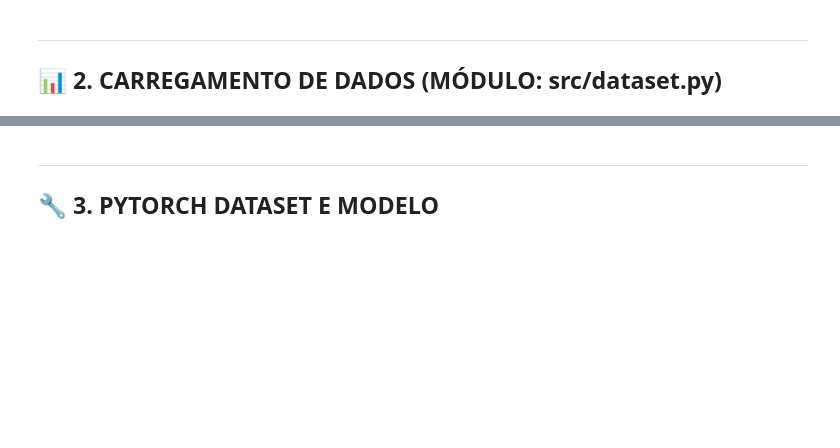
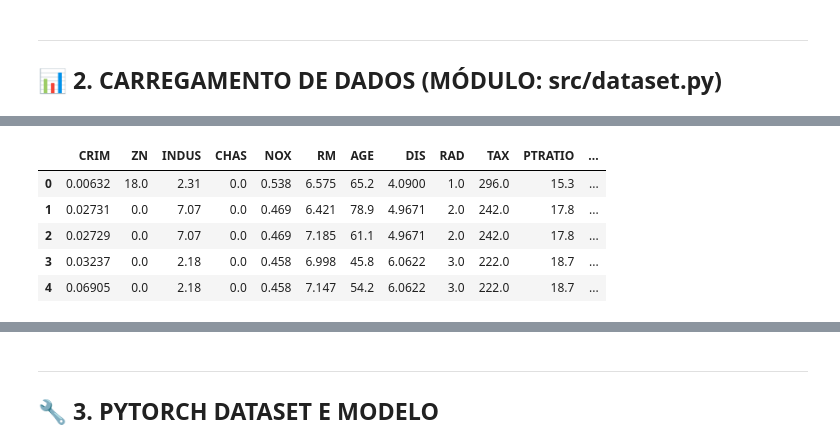
Before and after one commit to takaokensei/ufrn-ele-neural-regression, a Jupyter notebook: notebooks/project_main.ipynb, the cells around one changed output, grey strips where cells are left out. Saved outputs shown, nothing was run; the diff lists cells and outputs as text; code cells hidden in the pictures; blank space fills up the shorter version.

```diff
--- a/notebooks/project_main.ipynb
+++ b/notebooks/project_main.ipynb
@@ -166,0 +83,90 @@ print(df_boston.head().to_string())
+# %%
+# --- FUNÇÃO DE CARREGAMENTO DO BOSTON HOUSING DATASET ---
+
+def load_boston_data(url: str = "http://lib.stat.cmu.edu/datasets/boston") -> pd.DataFrame:
+    """
+    Carrega o Boston Housing Dataset diretamente da URL original.
+    Implementa tratamento robusto do cabeçalho complexo e fallback.
+
+    Args:
+        url: URL do dataset original
+
+    Returns:
+        DataFrame com 506 amostras e 14 colunas (13 features + 1 target)
+    """
+    try:
+        print("🌐 Tentando download do dataset original...")
+        response = requests.get(url, timeout=10)
+        response.raise_for_status()
+
+        # Processar conteúdo (cabeçalho complexo)
+        content = response.text
+        lines = content.split('\n')
+
+        # Encontrar início dos dados
+        data_start = 0
+        for i, line in enumerate(lines):
+            if line.strip() and not line.strip()[0].isalpha():
+                data_start = i
+                break
+
+        # Extrair dados numéricos
+        data_values = []
+        for line in lines[data_start:]:
+            if line.strip():
+                values = line.split()
+                if len(values) > 0:
+                    try:
+                        data_values.extend([float(v) for v in values])
+                    except ValueError:
+                        continue
+
+        # Reorganizar em matriz (506 x 14)
+        n_features = 14
+        data_array = np.array(data_values)
+        n_samples = len(data_array) // n_features
+        data_array = data_array[:n_samples * n_features].reshape(n_samples, n_features)
+
+        # Criar DataFrame
+        column_names = [
+            'CRIM', 'ZN', 'INDUS', 'CHAS', 'NOX', 'RM', 'AGE',
+            'DIS', 'RAD', 'TAX', 'PTRATIO', 'B', 'LSTAT', 'MEDV'
+        ]
+        df = pd.DataFrame(data_array, columns=column_names)
+
+        print(f"✅ Dataset carregado com sucesso: {df.shape}")
+        return df
+
+    except Exception as e:
+        print(f"⚠️ Erro ao carregar da URL: {e}")
+        print("📦 Usando dados de backup (simulados)...")
+
+        # Fallback: dados simulados
+        np.random.seed(42)
+        n_samples = 506
+        df = pd.DataFrame({
+            'CRIM': np.random.exponential(3.6, n_samples),
+            'ZN': np.random.uniform(0, 100, n_samples),
+            'INDUS': np.random.uniform(0, 27, n_samples),
+            'CHAS': np.random.binomial(1, 0.07, n_samples),
+            'NOX': np.random.uniform(0.3, 0.9, n_samples),
+            'RM': np.random.normal(6.3, 0.7, n_samples),
+            'AGE': np.random.uniform(0, 100, n_samples),
+            'DIS': np.random.exponential(3.8, n_samples),
+            'RAD': np.random.choice([1, 2, 3, 4, 5, 6, 7, 8, 24], n_samples),
+            'TAX': np.random.uniform(187, 711, n_samples),
+            'PTRATIO': np.random.uniform(12, 22, n_samples),
+            'B': np.random.uniform(0, 400, n_samples),
+            'LSTAT': np.random.exponential(12, n_samples),
+            'MEDV': np.random.exponential(22, n_samples)
+        })
+
+        print(f"✅ Dataset de backup gerado: {df.shape}")
+        return df
+
+
+# Carregar dados
+df_boston = load_boston_data()
+print("\n📈 Primeiras 5 linhas:")
+df_boston.head()
+# %% [output]
@@ -167,3 +177,9 @@ print(df_boston.head().to_string())
+|  | CRIM | ZN | INDUS | CHAS | NOX | RM | AGE | DIS | RAD | TAX | PTRATIO | ... |
+| 0 | 0.00632 | 18.0 | 2.31 | 0.0 | 0.538 | 6.575 | 65.2 | 4.0900 | 1.0 | 296.0 | 15.3 | ... |
+| 1 | 0.02731 | 0.0 | 7.07 | 0.0 | 0.469 | 6.421 | 78.9 | 4.9671 | 2.0 | 242.0 | 17.8 | ... |
+| 2 | 0.02729 | 0.0 | 7.07 | 0.0 | 0.469 | 7.185 | 61.1 | 4.9671 | 2.0 | 242.0 | 17.8 | ... |
+| 3 | 0.03237 | 0.0 | 2.18 | 0.0 | 0.458 | 6.998 | 45.8 | 6.0622 | 3.0 | 222.0 | 18.7 | ... |
+| 4 | 0.06905 | 0.0 | 2.18 | 0.0 | 0.458 | 7.147 | 54.2 | 6.0622 | 3.0 | 222.0 | 18.7 | ... |
 # %%
 # --- ANÁLISE EXPLORATÓRIA RÁPIDA ---
 
```
Also changed, not shown: parts of 3 cells of this notebook, 3 other files.
